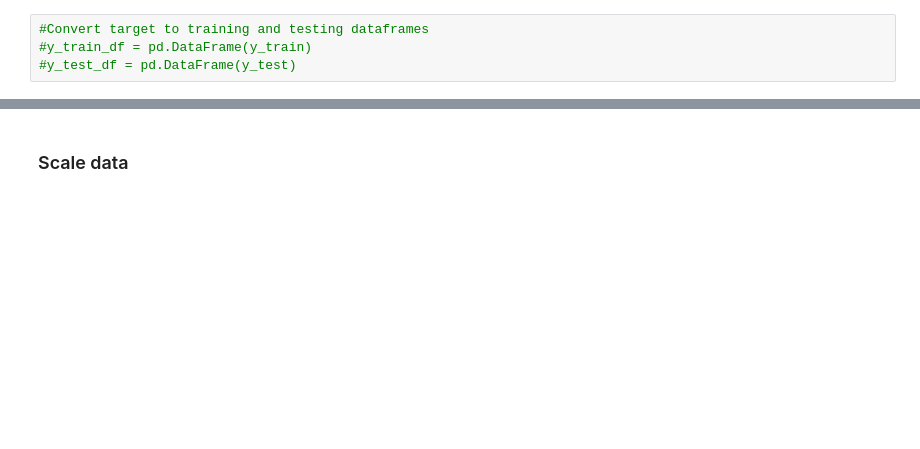
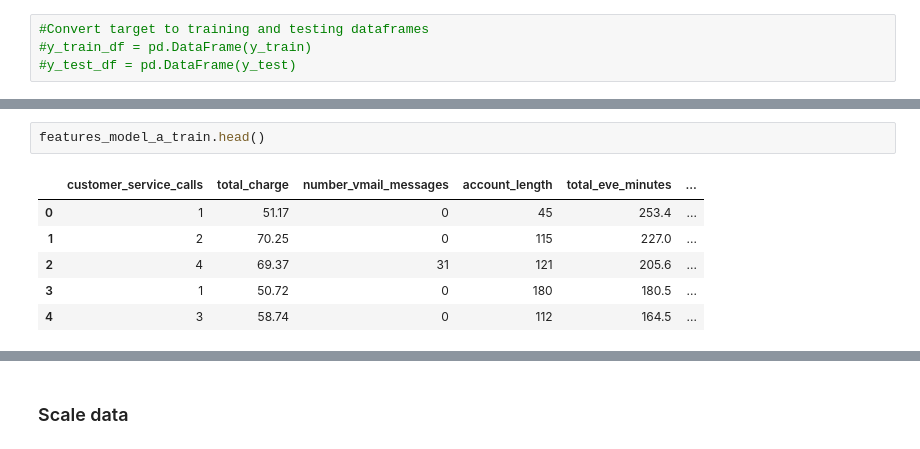
Before and after one commit to jmg0144/Customer-Churn-Classification-Analysis, a Jupyter notebook: SyriaTel-Customer-Churn-Analysis.ipynb, the cells around one changed output, grey strips where cells are left out. Saved outputs shown, nothing was run; the diff lists cells and outputs as text; blank space fills up the shorter version.

```diff
--- a/SyriaTel-Customer-Churn-Analysis.ipynb
+++ b/SyriaTel-Customer-Churn-Analysis.ipynb
@@ -511,0 +474,9 @@ features_a_test = pd.concat([service_calls_test, total_charge_test, vmail_test,
+# %%
+features_model_a_train.head()
+# %% [output]
+|  | customer_service_calls | total_charge | number_vmail_messages | account_length | total_eve_minutes | ... |
+| 0 | 1 | 51.17 | 0 | 45 | 253.4 | ... |
+| 1 | 2 | 70.25 | 0 | 115 | 227.0 | ... |
+| 2 | 4 | 69.37 | 31 | 121 | 205.6 | ... |
+| 3 | 1 | 50.72 | 0 | 180 | 180.5 | ... |
+| 4 | 3 | 58.74 | 0 | 112 | 164.5 | ... |
```
Also changed, not shown: parts of 20 cells of this notebook.
